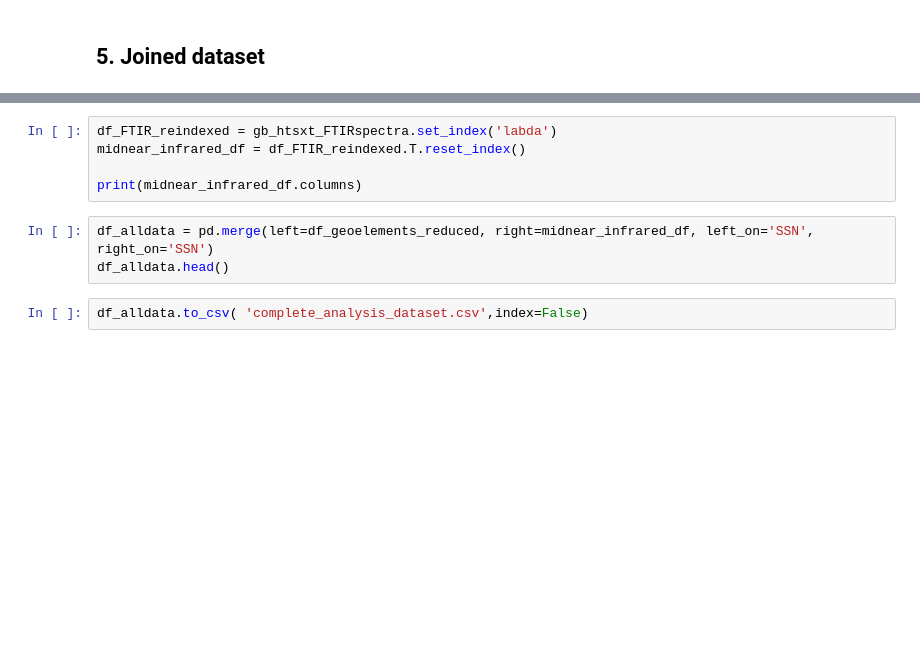
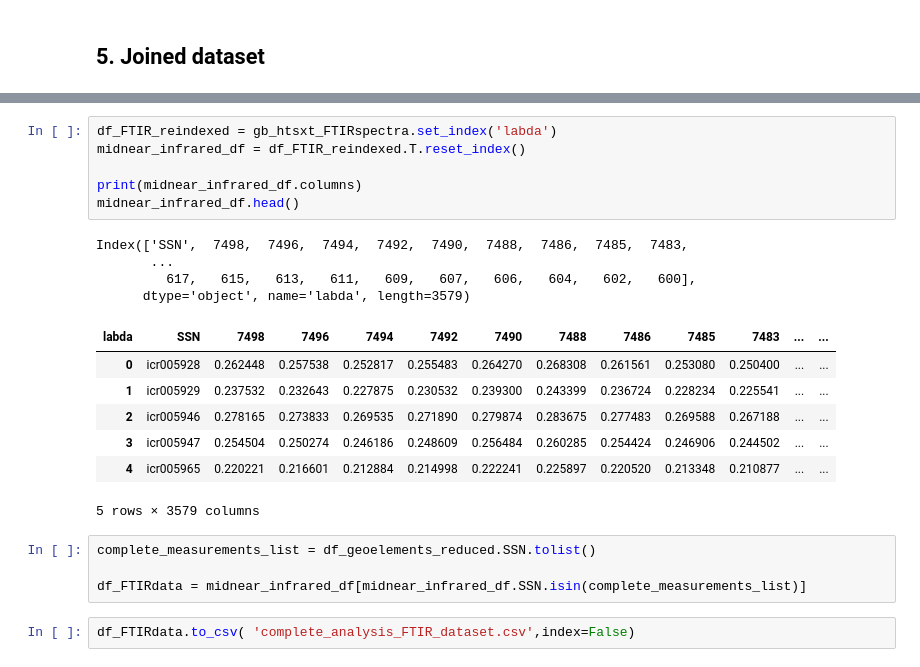
Before and after one commit to opsabarsec/African-soil-chemistry, a Jupyter notebook: afsis-soil-chem-EDA.ipynb, the cells around one changed output, grey strips where cells are left out. Saved outputs shown, nothing was run; the diff lists cells and outputs as text; blank space fills up the shorter version.

Commit message:
EDA + complete measurements csv files

```diff
--- a/afsis-soil-chem-EDA.ipynb
+++ b/afsis-soil-chem-EDA.ipynb
@@ -679,10 +807,24 @@ print(df_geoelements_reduced.columns)
 # %%
 df_FTIR_reindexed = gb_htsxt_FTIRspectra.set_index('labda')
 midnear_infrared_df = df_FTIR_reindexed.T.reset_index()
 
 print(midnear_infrared_df.columns)
+midnear_infrared_df.head()
+# %% [output]
+Index(['SSN',  7498,  7496,  7494,  7492,  7490,  7488,  7486,  7485,  7483,
+       ...
+         617,   615,   613,   611,   609,   607,   606,   604,   602,   600],
+      dtype='object', name='labda', length=3579)
+| labda | SSN | 7498 | 7496 | 7494 | 7492 | 7490 | 7488 | 7486 | 7485 | 7483 | ... | ... |
+| 0 | icr005928 | 0.262448 | 0.257538 | 0.252817 | 0.255483 | 0.264270 | 0.268308 | 0.261561 | 0.253080 | 0.250400 | ... | ... |
+| 1 | icr005929 | 0.237532 | 0.232643 | 0.227875 | 0.230532 | 0.239300 | 0.243399 | 0.236724 | 0.228234 | 0.225541 | ... | ... |
+| 2 | icr005946 | 0.278165 | 0.273833 | 0.269535 | 0.271890 | 0.279874 | 0.283675 | 0.277483 | 0.269588 | 0.267188 | ... | ... |
+| 3 | icr005947 | 0.254504 | 0.250274 | 0.246186 | 0.248609 | 0.256484 | 0.260285 | 0.254424 | 0.246906 | 0.244502 | ... | ... |
+| 4 | icr005965 | 0.220221 | 0.216601 | 0.212884 | 0.214998 | 0.222241 | 0.225897 | 0.220520 | 0.213348 | 0.210877 | ... | ... |
+5 rows × 3579 columns
-# %%
-df_alldata = pd.merge(left=df_geoelements_reduced, right=midnear_infrared_df, left_on='SSN', right_on='SSN')
-df_alldata.head()
+# %%
+complete_measurements_list = df_geoelements_reduced.SSN.tolist()
+
+df_FTIRdata = midnear_infrared_df[midnear_infrared_df.SSN.isin(complete_measurements_list)]
 # %%
-df_alldata.to_csv( 'complete_analysis_dataset.csv',index=False)
+df_FTIRdata.to_csv( 'complete_analysis_FTIR_dataset.csv',index=False)
```
Also changed, not shown: parts of 19 cells of this notebook, 4 other files.
